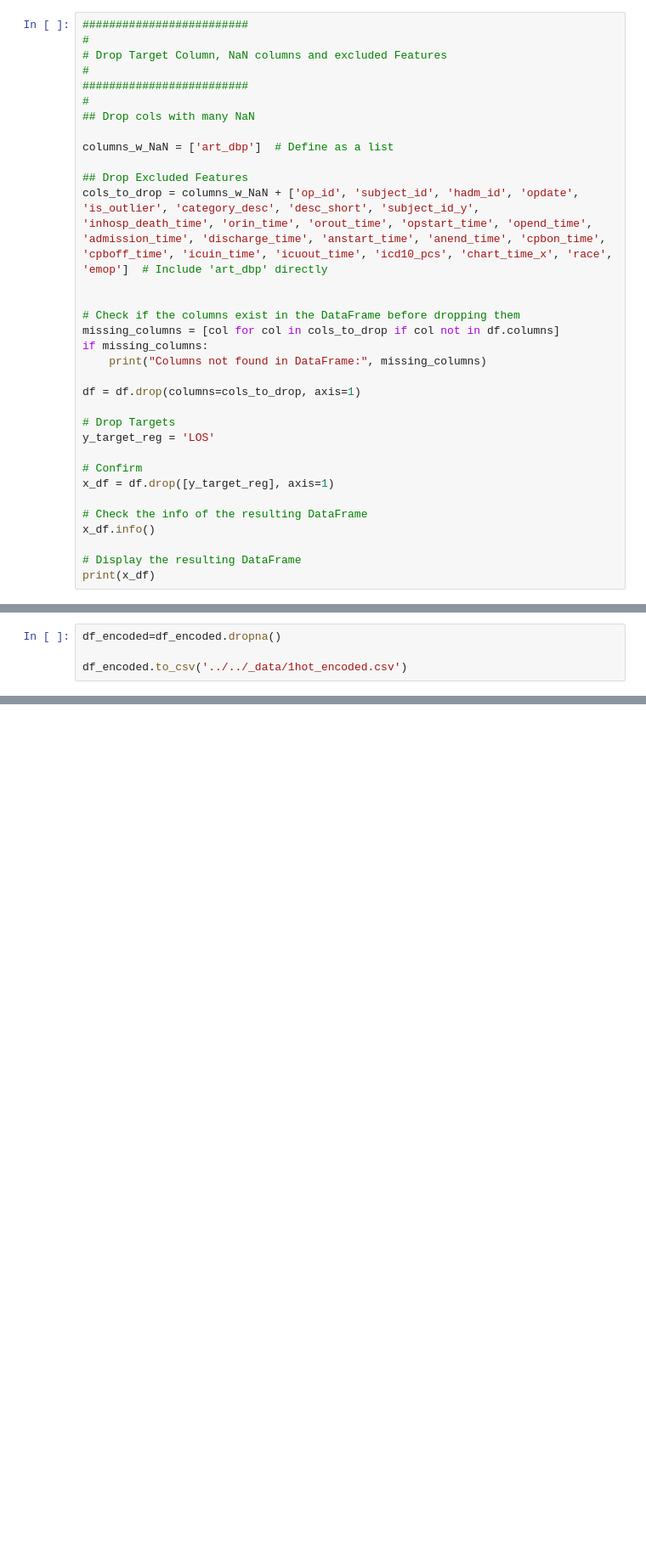
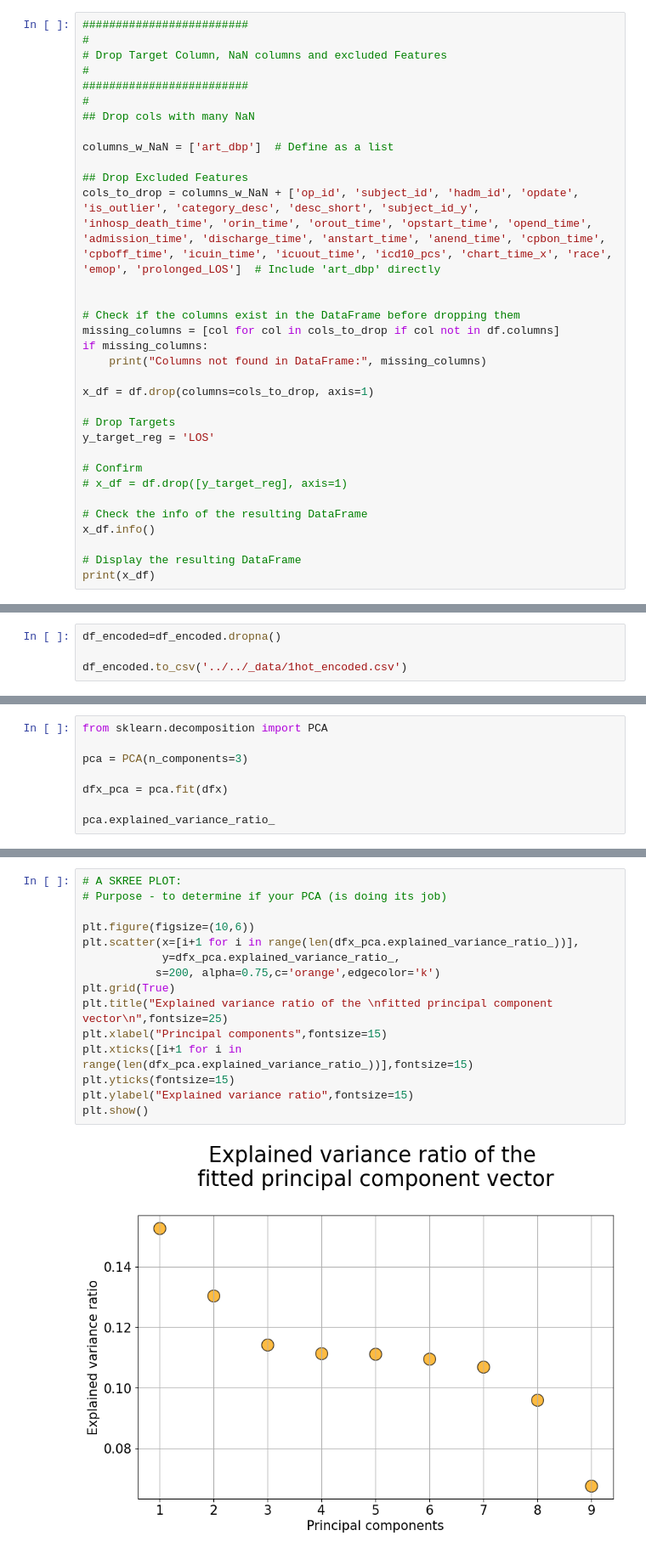
Before and after one commit to j-lepard/Prolonged_Length_of_Stay, a Jupyter notebook: _src/IC_Category/05.PCA.ipynb, the cells around one changed output, grey strips where cells are left out. Shown at 85% size. Saved outputs shown, nothing was run; the diff lists cells and outputs as text; blank space fills up the shorter version.

```diff
--- a/_src/IC_Category/05.PCA.ipynb
+++ b/_src/IC_Category/05.PCA.ipynb
@@ -47,7 +49,7 @@ memory usage: 45.6+ MB
 columns_w_NaN = ['art_dbp']  # Define as a list
 
 ## Drop Excluded Features
-cols_to_drop = columns_w_NaN + ['op_id', 'subject_id', 'hadm_id', 'opdate', 'is_outlier', 'category_desc', 'desc_short', 'subject_id_y', 'inhosp_death_time', 'orin_time', 'orout_time', 'opstart_time', 'opend_time', 'admission_time', 'discharge_time', 'anstart_time', 'anend_time', 'cpbon_time', 'cpboff_time', 'icuin_time', 'icuout_time', 'icd10_pcs', 'chart_time_x', 'race', 'emop']  # Include 'art_dbp' directly
+cols_to_drop = columns_w_NaN + ['op_id', 'subject_id', 'hadm_id', 'opdate', 'is_outlier', 'category_desc', 'desc_short', 'subject_id_y', 'inhosp_death_time', 'orin_time', 'orout_time', 'opstart_time', 'opend_time', 'admission_time', 'discharge_time', 'anstart_time', 'anend_time', 'cpbon_time', 'cpboff_time', 'icuin_time', 'icuout_time', 'icd10_pcs', 'chart_time_x', 'race', 'emop', 'prolonged_LOS']  # Include 'art_dbp' directly
 
 
 # Check if the columns exist in the DataFrame before dropping them
@@ -55,13 +57,13 @@ missing_columns = [col for col in cols_to_drop if col not in df.columns]
 if missing_columns:
     print("Columns not found in DataFrame:", missing_columns)
 
-df = df.drop(columns=cols_to_drop, axis=1)
+x_df = df.drop(columns=cols_to_drop, axis=1)
 
 # Drop Targets
 y_target_reg = 'LOS'
 
 # Confirm
-x_df = df.drop([y_target_reg], axis=1)
+# x_df = df.drop([y_target_reg], axis=1)
 
 # Check the info of the resulting DataFrame
 x_df.info()
@@ -282,0 +422,8 @@ print(loading_scores[top_10_genes])
+# %%
+from sklearn.decomposition import PCA
+
+pca = PCA(n_components=3)
+
+dfx_pca = pca.fit(dfx)
+
+pca.explained_variance_ratio_
@@ -282,0 +432,17 @@ print(loading_scores[top_10_genes])
+# %%
+# A SKREE PLOT:
+# Purpose - to determine if your PCA (is doing its job)
+
+plt.figure(figsize=(10,6))
+plt.scatter(x=[i+1 for i in range(len(dfx_pca.explained_variance_ratio_))],
+            y=dfx_pca.explained_variance_ratio_,
+           s=200, alpha=0.75,c='orange',edgecolor='k')
+plt.grid(True)
+plt.title("Explained variance ratio of the \nfitted principal component vector\n",fontsize=25)
+plt.xlabel("Principal components",fontsize=15)
+plt.xticks([i+1 for i in range(len(dfx_pca.explained_variance_ratio_))],fontsize=15)
+plt.yticks(fontsize=15)
+plt.ylabel("Explained variance ratio",fontsize=15)
+plt.show()
+# %% [output]
+[figure, added]
```
Also changed, not shown: parts of 16 cells of this notebook.
